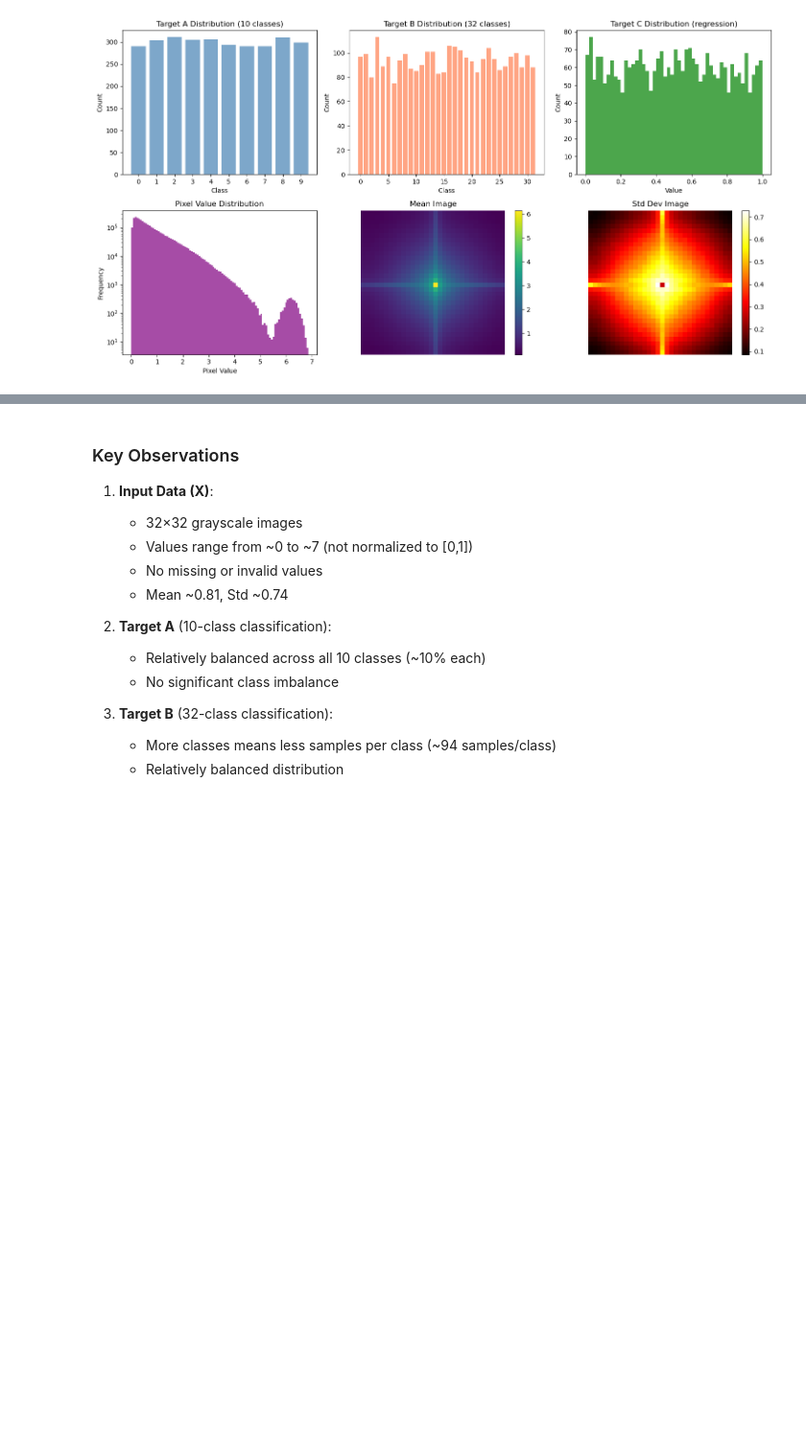
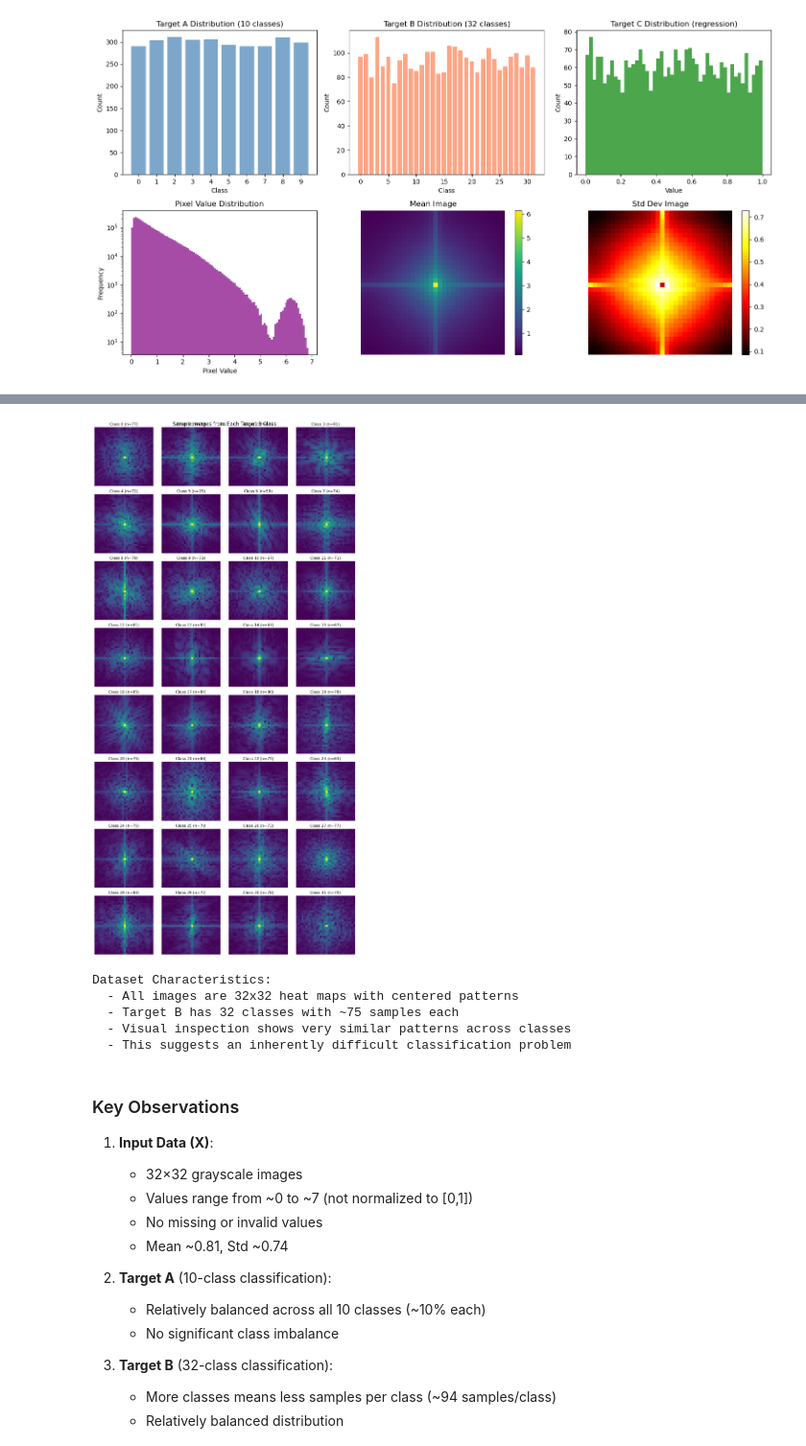
Before and after one commit to Kiev2k4/Deep_Learning_Group_Project, a Jupyter notebook: starter_notebook.ipynb, the cells around one changed output, grey strips where cells are left out. Shown at 96% size. Saved outputs shown, nothing was run; the diff lists cells and outputs as text; code cells hidden in the pictures; blank space fills up the shorter version.

```diff
--- a/starter_notebook.ipynb
+++ b/starter_notebook.ipynb
@@ -206,3 +223,37 @@ plt.show()
+# %%
+# Dataset Analysis Section
+
+## Visual Inspection of Target B Classes
+
+# Plot grid of samples
+fig, axes = plt.subplots(8, 4, figsize=(12, 24))
+for class_id in range(32):
+    idx = np.where(y_train[:, 1] == class_id)[0][:3]  # 3 samples per class
+    ax = axes[class_id // 4, class_id % 4]
+
+    if len(idx) > 0:
+        # Show first sample
+        ax.imshow(X_train[idx[0]], cmap='viridis')
+        ax.set_title(f'Class {class_id} (n={len(np.where(y_train[:,1]==class_id)[0])})')
+        ax.axis('off')
+
+plt.suptitle('Sample Images from Each Target B Class', fontsize=16)
+plt.tight_layout()
+plt.show()
+
+## Analysis
+print("\nDataset Characteristics:")
+print(f"  - All images are 32x32 heat maps with centered patterns")
+print(f"  - Target B has 32 classes with ~{len(y_train)//32} samples each")
+print(f"  - Visual inspection shows very similar patterns across classes")
+print(f"  - This suggests an inherently difficult classification problem")
+# %% [output]
+[figure, added]
+Dataset Characteristics:
+  - All images are 32x32 heat maps with centered patterns
+  - Target B has 32 classes with ~75 samples each
+  - Visual inspection shows very similar patterns across classes
+  - This suggests an inherently difficult classification problem
 # %% [markdown]
 ### Key Observations
 
```
Also changed, not shown: parts of 8 cells of this notebook, 53 other files.
